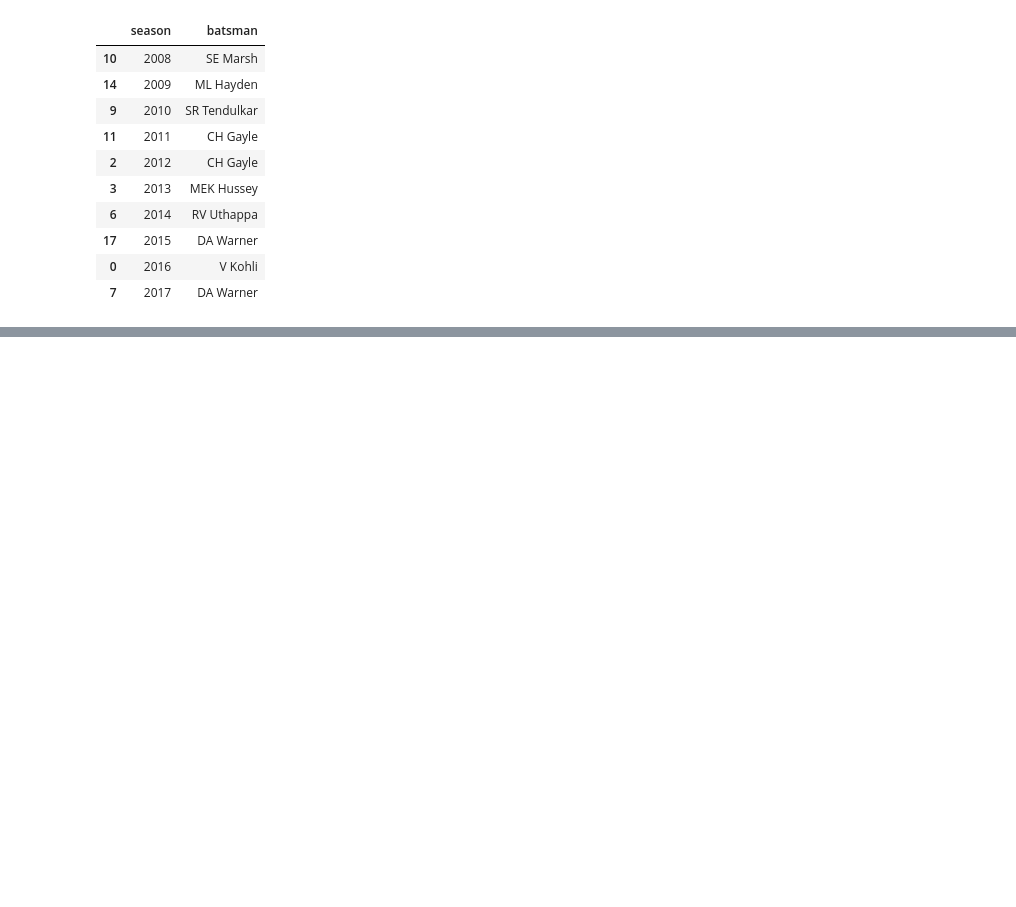
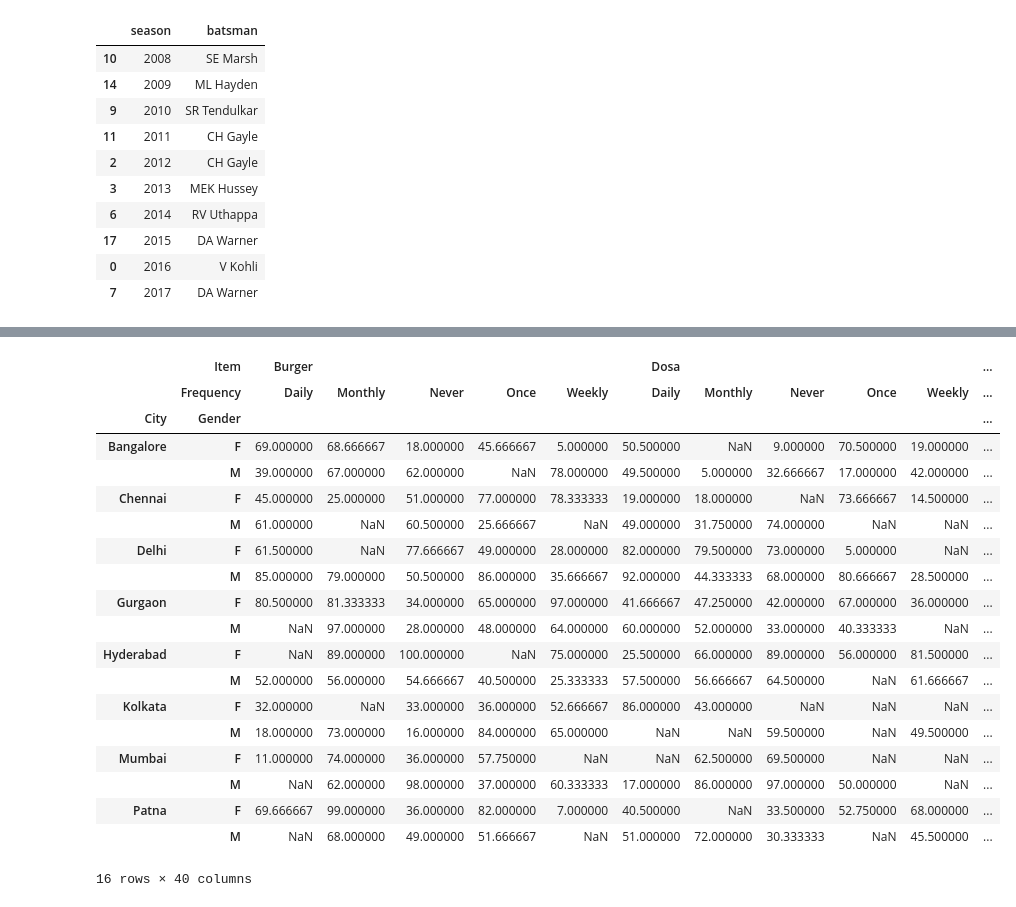
Before and after one commit to RazyAnas/MachineLearning, a Jupyter notebook: Pandas.ipynb, the cells around one changed output, grey strips where cells are left out. Cells and saved outputs as stored; diff of their text form; code cells hidden in the pictures; blank space fills up the shorter version.

```diff
--- a/Pandas.ipynb
+++ b/Pandas.ipynb
@@ -882,0 +885,2 @@ se
+# %%
+food = pd.read_csv("/content/food_spending_dataset.csv", sep=",")
@@ -882,0 +896,23 @@ se
+# %%
+food.pivot_table(index=['City', 'Gender'], columns=['Item', 'Frequency'], values='Spends', aggfunc='mean')
+# %% [output]
+|  | Item | Burger |  |  |  |  | Dosa |  |  |  |  | ... |
+|  | Frequency | Daily | Monthly | Never | Once | Weekly | Daily | Monthly | Never | Once | Weekly | ... |
+| City | Gender |  |  |  |  |  |  |  |  |  |  | ... |
+| Bangalore | F | 69.000000 | 68.666667 | 18.000000 | 45.666667 | 5.000000 | 50.500000 | NaN | 9.000000 | 70.500000 | 19.000000 | ... |
+|  | M | 39.000000 | 67.000000 | 62.000000 | NaN | 78.000000 | 49.500000 | 5.000000 | 32.666667 | 17.000000 | 42.000000 | ... |
+| Chennai | F | 45.000000 | 25.000000 | 51.000000 | 77.000000 | 78.333333 | 19.000000 | 18.000000 | NaN | 73.666667 | 14.500000 | ... |
+|  | M | 61.000000 | NaN | 60.500000 | 25.666667 | NaN | 49.000000 | 31.750000 | 74.000000 | NaN | NaN | ... |
+| Delhi | F | 61.500000 | NaN | 77.666667 | 49.000000 | 28.000000 | 82.000000 | 79.500000 | 73.000000 | 5.000000 | NaN | ... |
+|  | M | 85.000000 | 79.000000 | 50.500000 | 86.000000 | 35.666667 | 92.000000 | 44.333333 | 68.000000 | 80.666667 | 28.500000 | ... |
+| Gurgaon | F | 80.500000 | 81.333333 | 34.000000 | 65.000000 | 97.000000 | 41.666667 | 47.250000 | 42.000000 | 67.000000 | 36.000000 | ... |
+|  | M | NaN | 97.000000 | 28.000000 | 48.000000 | 64.000000 | 60.000000 | 52.000000 | 33.000000 | 40.333333 | NaN | ... |
+| Hyderabad | F | NaN | 89.000000 | 100.000000 | NaN | 75.000000 | 25.500000 | 66.000000 | 89.000000 | 56.000000 | 81.500000 | ... |
+|  | M | 52.000000 | 56.000000 | 54.666667 | 40.500000 | 25.333333 | 57.500000 | 56.666667 | 64.500000 | NaN | 61.666667 | ... |
+| Kolkata | F | 32.000000 | NaN | 33.000000 | 36.000000 | 52.666667 | 86.000000 | 43.000000 | NaN | NaN | NaN | ... |
+|  | M | 18.000000 | 73.000000 | 16.000000 | 84.000000 | 65.000000 | NaN | NaN | 59.500000 | NaN | 49.500000 | ... |
+| Mumbai | F | 11.000000 | 74.000000 | 36.000000 | 57.750000 | NaN | NaN | 62.500000 | 69.500000 | NaN | NaN | ... |
+|  | M | NaN | 62.000000 | 98.000000 | 37.000000 | 60.333333 | 17.000000 | 86.000000 | 97.000000 | 50.000000 | NaN | ... |
+| Patna | F | 69.666667 | 99.000000 | 36.000000 | 82.000000 | 7.000000 | 40.500000 | NaN | 33.500000 | 52.750000 | 68.000000 | ... |
+|  | M | NaN | 68.000000 | 49.000000 | 51.666667 | NaN | 51.000000 | 72.000000 | 30.333333 | NaN | 45.500000 | ... |
+16 rows × 40 columns
```
Also changed, not shown: parts of 35 cells of this notebook.
